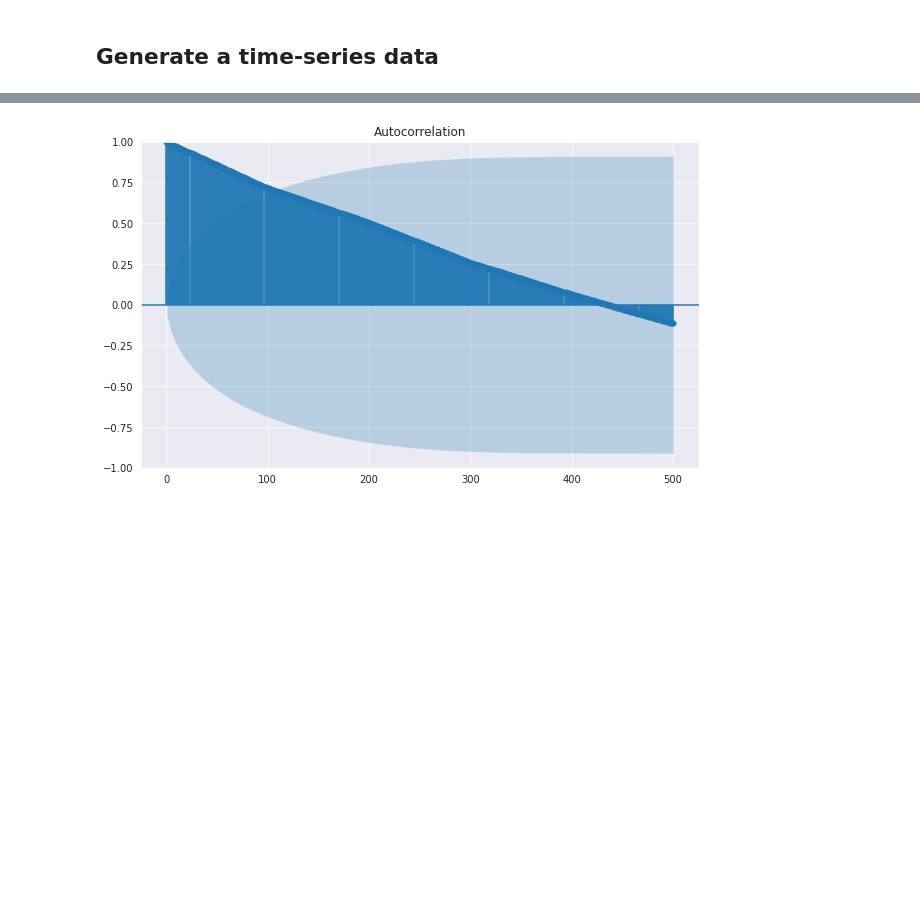
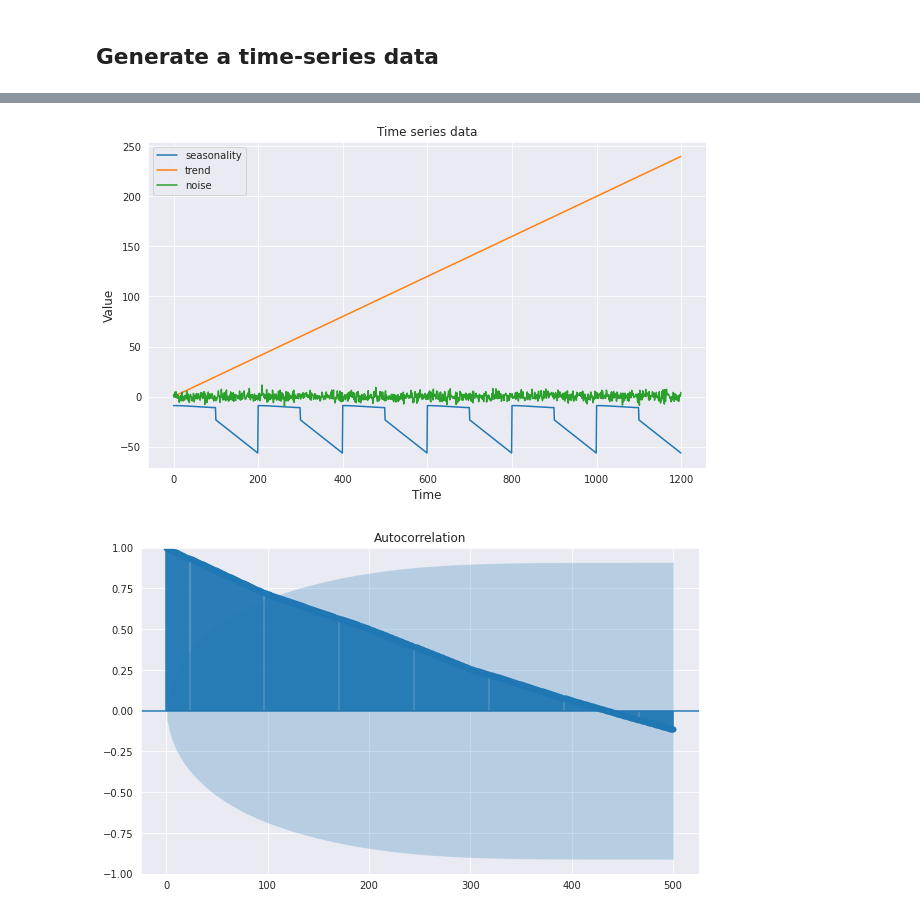
Before and after one commit to ZequnZ/Knowledge-base, a Jupyter notebook: ds/time series/time_series.ipynb, the cells around one changed output, grey strips where cells are left out. Cells and saved outputs as stored; diff of their text form; code cells hidden in the pictures; blank space fills up the shorter version.

```diff
--- a/ds/time series/time_series.ipynb
+++ b/ds/time series/time_series.ipynb
@@ -61,3 +67,16 @@ plt.show()
+# %%
+# ts = baseline + seasonality(time, 200) + trend(time, 0.2) + noise(time, 3)
+plt.figure(figsize=(10, 6))
+plt.plot(time, seasonality(time, 200), label="seasonality")
+plt.plot(time, trend(time, 0.2), label="trend")
+plt.plot(time, noise(time, 3), label="noise")
+plt.title("Time series data")
+plt.legend()
+plt.xlabel("Time", fontsize=12)
+plt.ylabel("Value", fontsize=12)
+plt.show()
+# %% [output]
+[figure, added]
 # %%
 # Autocorrelation grpah
 
```
Also changed, not shown: parts of 32 cells of this notebook.
